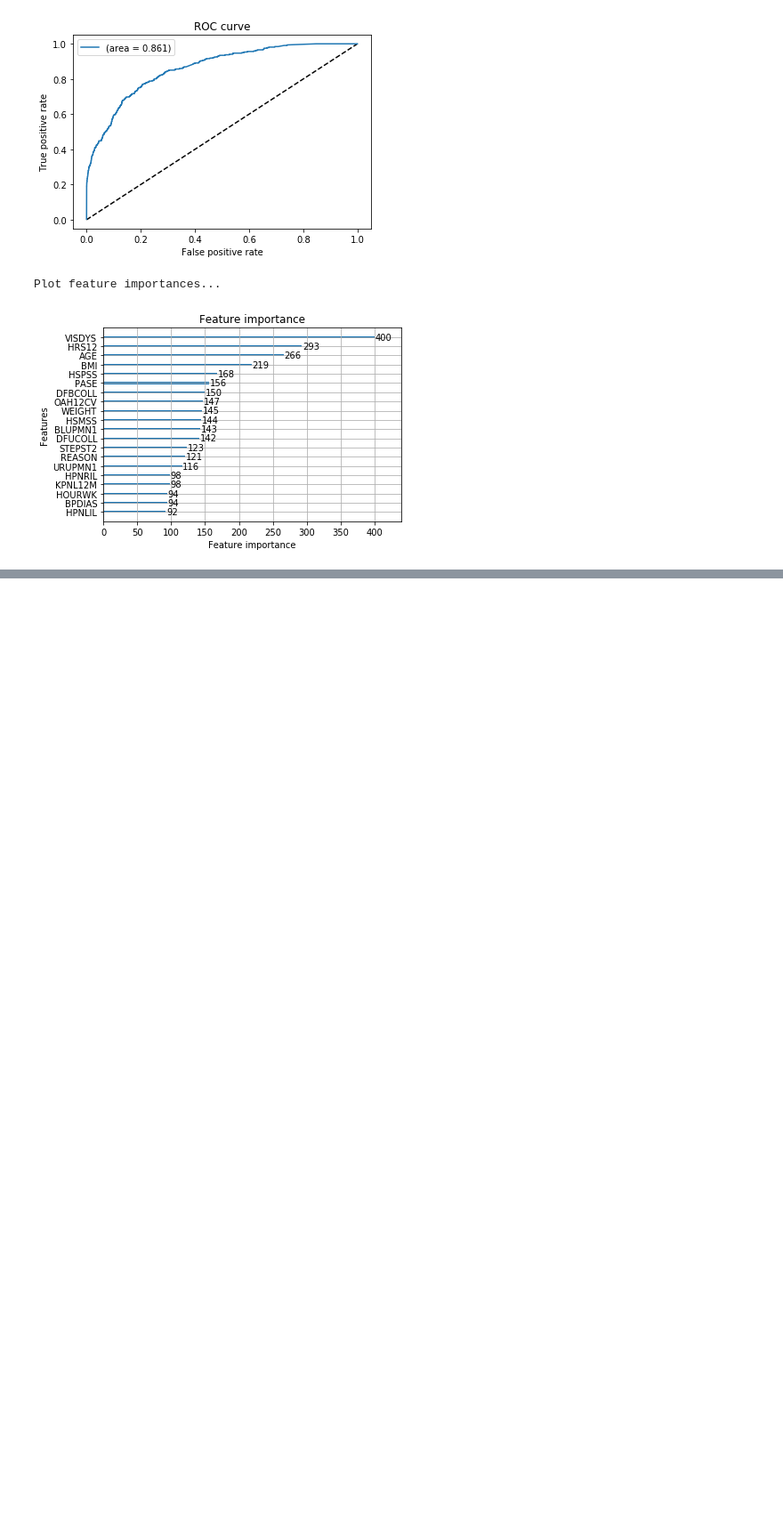
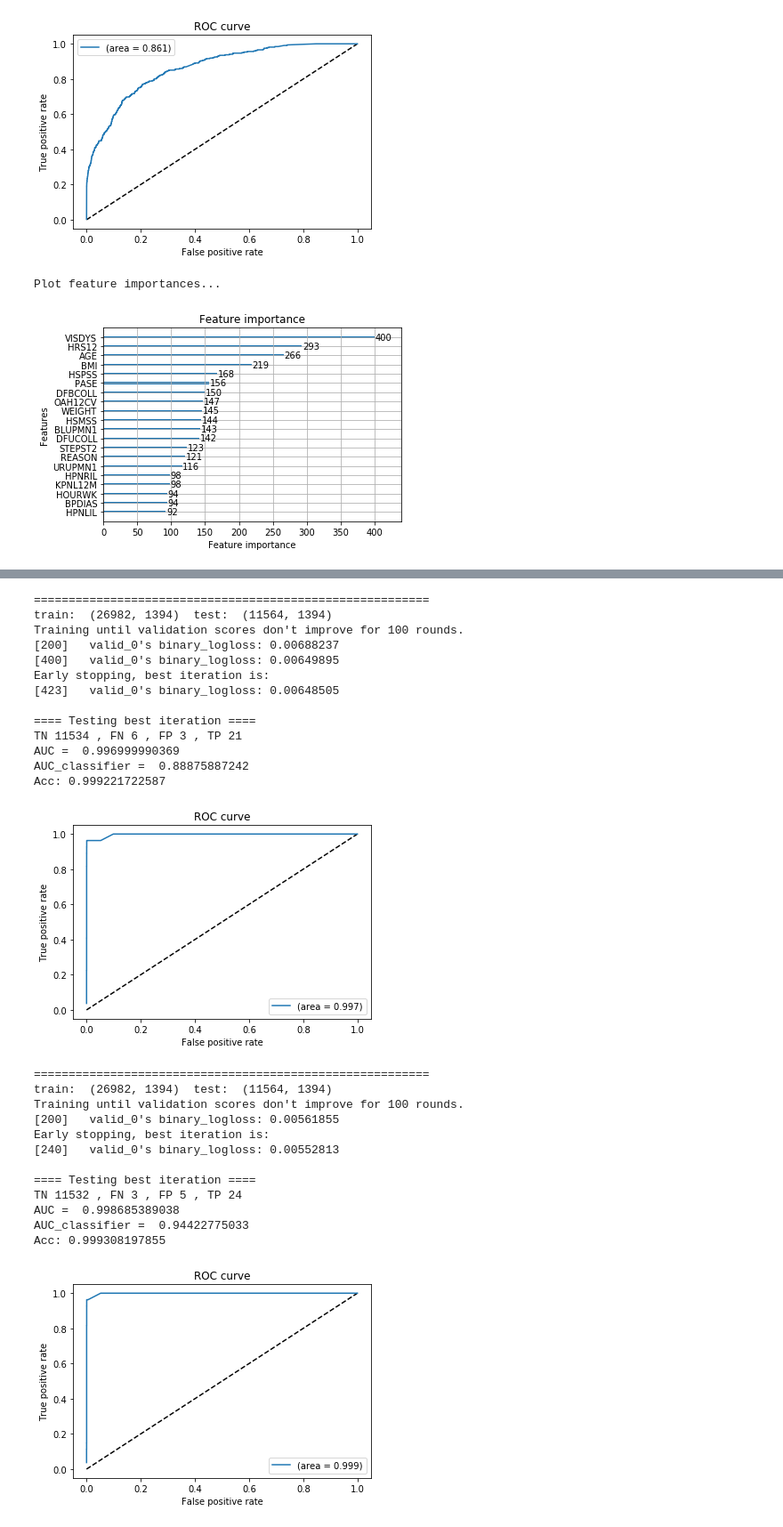
Before and after one commit to methoddatascience/zeta, a Jupyter notebook: keystone/all_clinical_features.ipynb, the cells around one changed output, grey strips where cells are left out. Shown: that part at 89% size. Drawn from its saved outputs; the diff is of its cells as text; code cells hidden in the pictures; blank space fills up the shorter version.

Commit message:
Analysis of replacement considering specific time variable

```diff
--- a/keystone/all_clinical_features.ipynb
+++ b/keystone/all_clinical_features.ipynb
@@ -141,7 +141,7 @@ else:
     # keeping information of only the last visit
     ALLDATA_VISITS = ALLDATA_VISITS[ALLDATA_VISITS['prior_visit'] == ALLDATA_VISITS['visit']]
 # %%
-ALLDATA_VISITS['lifetime_visits'] = np.abs(ALLDATA_VISITS['prior_visit'] - ALLDATA_VISITS['visit'])
+ALLDATA_VISITS['lifetime_visits'] = ALLDATA_VISITS['prior_visit'] - ALLDATA_VISITS['visit']
 ALLDATA_VISITS['failure_'] = 1
 ALLDATA_VISITS['failure_'][ALLDATA_VISITS['prior_visit'] == 10] = 0
 # %%
@@ -184,13 +184,13 @@ import lightgbm as lgb
 target_name = tHRPCF  # choosing replacement adjucation features
 
 # merging targets with jointsx dataset
-X = ALLDATA_VISITS.merge(DT_outcome[target_name + ['id']], left_on='ID', right_on='id', how='outer')
+DATASET = ALLDATA_VISITS.merge(DT_outcome[target_name + ['id']], left_on='ID', right_on='id', how='outer')
 
-train_target_X = X[target_name].sum(axis=1)   ## summing all the replacements
+train_target_X = DATASET[target_name].sum(axis=1)   ## summing all the replacements
 train_target_X = train_target_X.fillna(0)     # if no information, then 0
 train_target_X[train_target_X >= 1] = 1       # if greater than 0... at least one replacement occurred
 
-train_features, test_features, train_target, test_target = train_test_split(X, train_target_X, test_size = 0.3)
+train_features, test_features, train_target, test_target = train_test_split(DATASET, train_target_X, test_size = 0.3)
 
 IDs = train_features['ID']
 FAILURES = train_features['failure_']
@@ -204,7 +204,7 @@ test_LAST_VISITS = test_features['prior_visit']
 test_VISITS = test_features['visit']
 test_LIFETIME = test_features['lifetime_visits']
 
-X = X.drop(['ID','id','prior_visit','failure_', 'visit','lifetime_visits'] + target_name,axis=1)
+X = DATASET.drop(['ID','id','prior_visit','failure_', 'visit','lifetime_visits'] + target_name,axis=1)
 train_features = train_features.drop(['ID','id','prior_visit','failure_', 'visit','lifetime_visits'] + target_name,axis=1)
 test_features = test_features.drop(['ID','id','prior_visit','failure_', 'visit','lifetime_visits'] + target_name,axis=1)
 
@@ -394,7 +395,6 @@ def TrainAndTest(train_features, train_target, test_features, test_target, boost
 
         print('\n==== Testing best iteration ====')
         test_pred = model.predict_proba(test_features, num_iteration=model.best_iteration_)
-        print(test_pred)
 
         #vmetrics = confusion_matrix(test_target, np.argmax(test_pred,axis=1))
         #print ('TN',vmetrics[0,0],', FN',vmetrics[1,0],', FP',vmetrics[0,1],', TP',vmetrics[1,1])
@@ -402,7 +402,7 @@ def TrainAndTest(train_features, train_target, test_features, test_target, boost
             printConfusionMatrix(test_pred[:,1],test_target)
             plotROC(test_target,test_pred[:,1])
 
-    return model
+    return model, test_pred
 # %% [markdown]
 ## Testing
 # %%
@@ -433,0 +441,56 @@ Plot feature importances...
+# %%
+def getTimeSpecific(data,time_t_to_predict = 1, drop_columns=True, drop_censored=False, tg_name='target_f', MAX_T = 10):
+    dt = data[:]
+    dt['target_t'] = 0   # 1 if person should survive more than time_t_to_predict, 0 otherwise...
+    dt['target_f'] = 0   # 1 if person should die at time_t_to_predict, 0 otherwise...
+    dt['target_ff'] = 0  # 1 if person should die until time_t_to_predict, 0 otherwise...
+    dt['target_t'][dt['lifetime_visits'] >= time_t_to_predict] = 1
+    dt['target_f'][dt['lifetime_visits'] == time_t_to_predict-1] = 1
+    dt['target_ff'][dt['lifetime_visits'] < time_t_to_predict] = 1
+    dt['target_f'][dt['prior_visit'] == MAX_T] = 0
+    dt['target_ff'][dt['prior_visit'] == MAX_T] = 0
+    #dt = dt[dt['lifetime_visits'] == 1]
+
+    if drop_censored:
+        dt = dt[dt['visit'] < MAX_T]
+        dt = dt[(dt['lifetime_visits'] >= (time_t_to_predict)) | (dt['failure_'] == 1)]
+    target = dt[tg_name]
+    if drop_columns:
+        dt = dt.drop(['ID','id','prior_visit','failure_', 'visit','lifetime_visits','target_f','target_t','target_ff'] + target_name,axis=1)
+
+    return dt,target
+# %%
+train_t1, target_t1 = getTimeSpecific(DATASET,time_t_to_predict=1,drop_censored=True)
+#train_t1 = train_t1.drop(columns=least_important)
+train_t1 = train_t1.drop(columns='REASON')
+train_t1, test_t1, target_t1, test_target_t1 = train_test_split(train_t1,target_t1, test_size=0.3)
+
+model_t1, test_pred_t1 = TrainAndTest(train_t1,target_t1,test_t1,test_target_t1, iterations=3)
+# %% [output]
+=========================================================
+train:  (26982, 1394)  test:  (11564, 1394)
+Training until validation scores don't improve for 100 rounds.
+[200]   valid_0's binary_logloss: 0.00688237
+[400]   valid_0's binary_logloss: 0.00649895
+Early stopping, best iteration is:
+[423]   valid_0's binary_logloss: 0.00648505
+
+==== Testing best iteration ====
+TN 11534 , FN 6 , FP 3 , TP 21
+AUC =  0.996999990369
+AUC_classifier =  0.88875887242
+Acc: 0.999221722587
+[figure, added]
+=========================================================
+train:  (26982, 1394)  test:  (11564, 1394)
+Training until validation scores don't improve for 100 rounds.
+[200]   valid_0's binary_logloss: 0.00561855
+Early stopping, best iteration is:
+[240]   valid_0's binary_logloss: 0.00552813
+
+==== Testing best iteration ====
+TN 11532 , FN 3 , FP 5 , TP 24
+AUC =  0.998685389038
+AUC_classifier =  0.94422775033
+Acc: 0.999308197855
+[figure, added]
```
Also changed, not shown: parts of 13 cells of this notebook.
